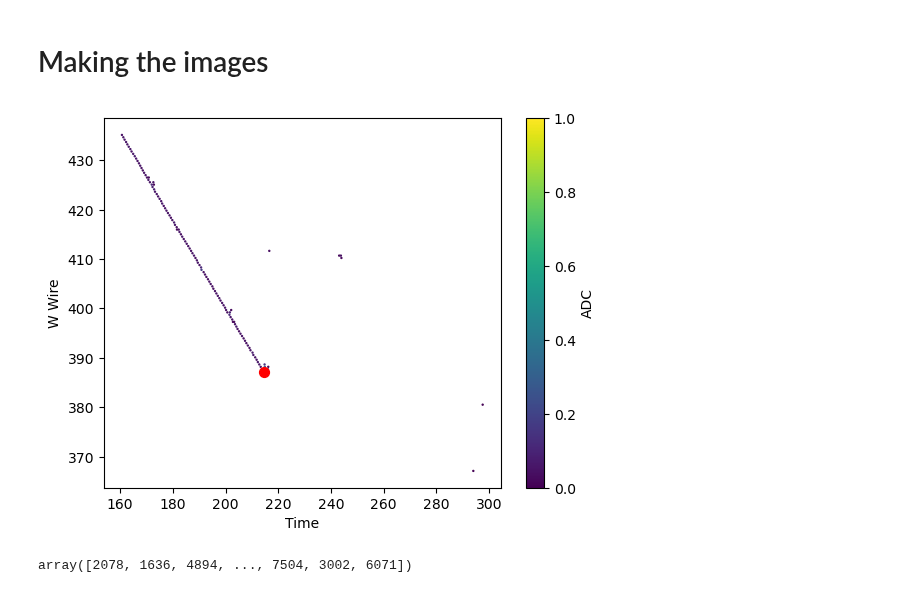
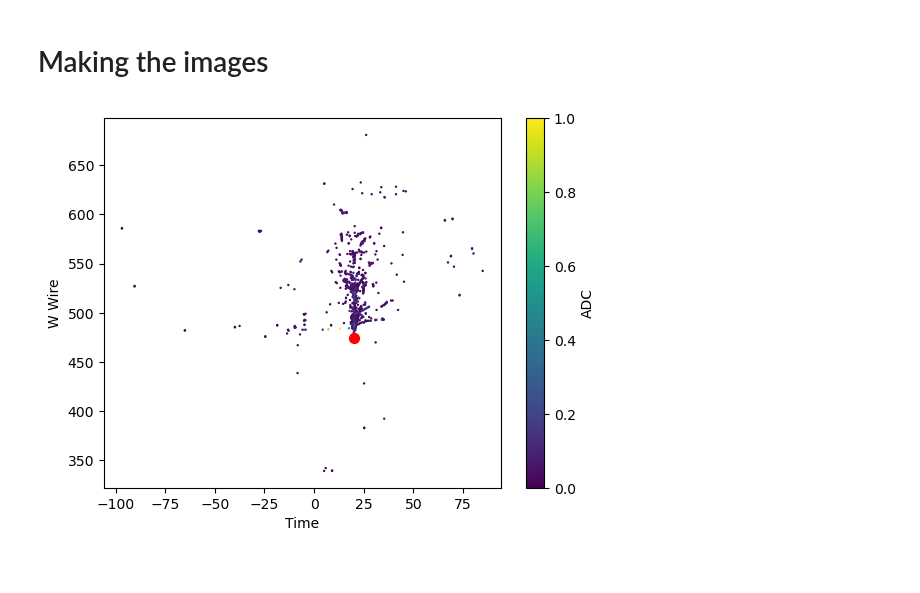
Before and after one commit to mohummudh/neutrinos-dune, a Jupyter notebook: mohammed/CNN/CNN.ipynb, the cells around one changed output. Drawn from its saved outputs; the diff is of its cells as text; code cells hidden in the pictures.

```diff
--- a/mohammed/CNN/CNN.ipynb
+++ b/mohammed/CNN/CNN.ipynb
@@ -106,6 +115,6 @@ def plot_w_event(number):
     plt.ylabel('W Wire')
     plt.show()
 # %%
-plot_w_event(114)
+plot_w_event(3453)
 # %% [output]
-[figure, old version]
+[figure, new version]
@@ -139,5 +120,0 @@ images = image()
-# %%
-training = np.load("training_events.npy")
-testing = np.load("testing_events.npy")
-# %% [output]
-array([2078, 1636, 4894, ..., 7504, 3002, 6071])
```
Also changed, not shown: parts of 26 cells of this notebook.
